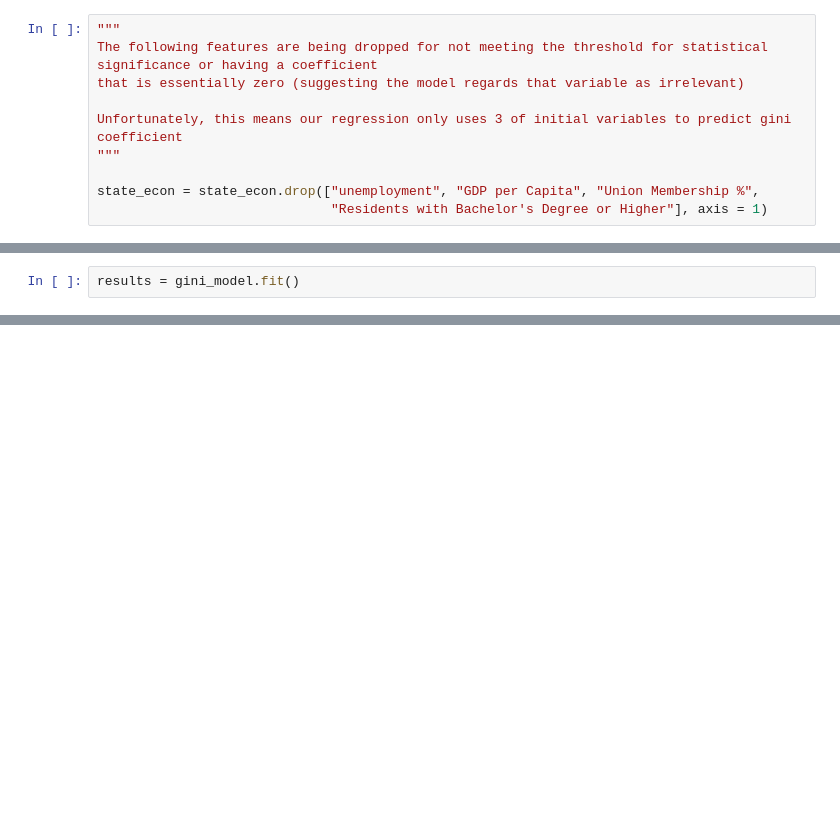
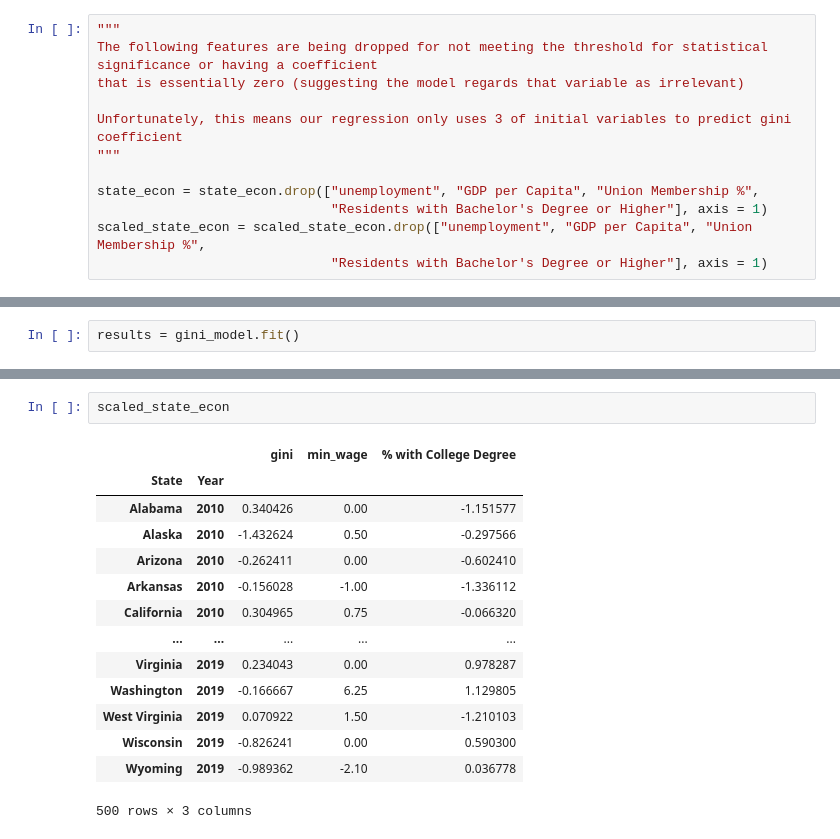
Before and after one commit to harshil0217/CMSE_Min_Wage_Project, a Jupyter notebook: Regression/State_Regression.ipynb, the cells around one changed output, grey strips where cells are left out. Saved outputs shown, nothing was run; the diff lists cells and outputs as text; blank space fills up the shorter version.

```diff
--- a/Regression/State_Regression.ipynb
+++ b/Regression/State_Regression.ipynb
@@ -119,6 +121,8 @@ Unfortunately, this means our regression only uses 3 of initial variables to pre
 
 state_econ = state_econ.drop(["unemployment", "GDP per Capita", "Union Membership %",
                               "Residents with Bachelor's Degree or Higher"], axis = 1)
+scaled_state_econ = scaled_state_econ.drop(["unemployment", "GDP per Capita", "Union Membership %",
+                              "Residents with Bachelor's Degree or Higher"], axis = 1)
 # %%
 state_econ
 # %% [output]
@@ -163,3 +167,20 @@ OLS Regression Results
 | Kurtosis: | 2.888 | Cond. No. | 101. |
 Notes:
 [1] Standard Errors assume that the covariance matrix of the errors is correctly specified.
+# %%
+scaled_state_econ
+# %% [output]
+|  |  | gini | min_wage | % with College Degree |
+| State | Year |  |  |  |
+| Alabama | 2010 | 0.340426 | 0.00 | -1.151577 |
+| Alaska | 2010 | -1.432624 | 0.50 | -0.297566 |
+| Arizona | 2010 | -0.262411 | 0.00 | -0.602410 |
+| Arkansas | 2010 | -0.156028 | -1.00 | -1.336112 |
+| California | 2010 | 0.304965 | 0.75 | -0.066320 |
+| ... | ... | ... | ... | ... |
+| Virginia | 2019 | 0.234043 | 0.00 | 0.978287 |
+| Washington | 2019 | -0.166667 | 6.25 | 1.129805 |
+| West Virginia | 2019 | 0.070922 | 1.50 | -1.210103 |
+| Wisconsin | 2019 | -0.826241 | 0.00 | 0.590300 |
+| Wyoming | 2019 | -0.989362 | -2.10 | 0.036778 |
+500 rows × 3 columns
```
Also changed, not shown: parts of 7 cells of this notebook.
